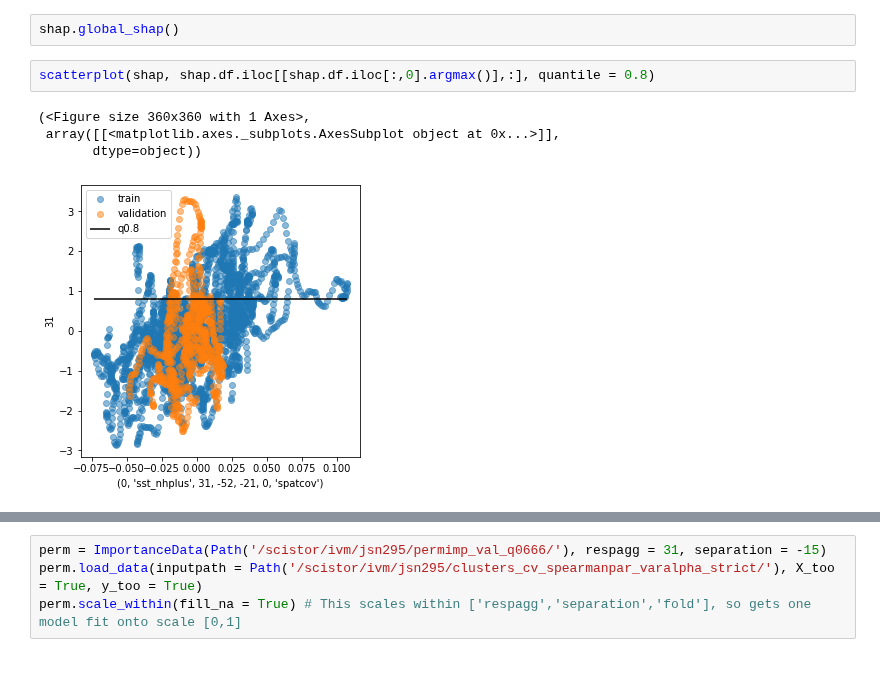
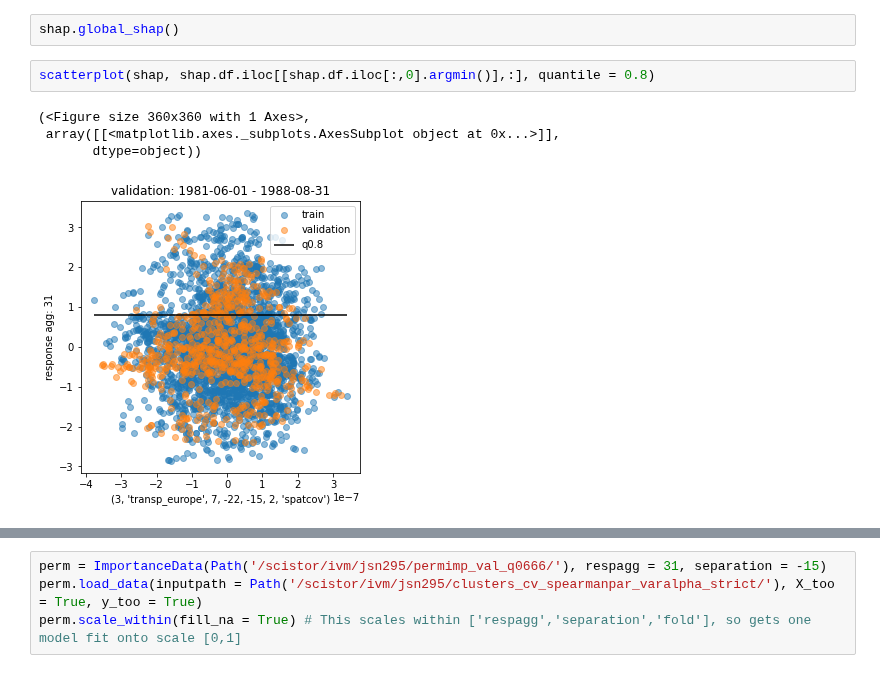
Before and after one commit to chiemvs/Weave, a Jupyter notebook: notebooks/test_inspection.ipynb, the cells around one changed output, grey strips where cells are left out. Cells and saved outputs as stored; diff of their text form.

```diff
--- a/notebooks/test_inspection.ipynb
+++ b/notebooks/test_inspection.ipynb
@@ -138,9 +138,9 @@ shap.load_data(inputpath = Path('/scistor/ivm/jsn295/clusters_cv_spearmanpar_var
 # %%
 shap.global_shap()
 # %%
-scatterplot(shap, shap.df.iloc[[shap.df.iloc[:,0].argmax()],:], quantile = 0.8)
+scatterplot(shap, shap.df.iloc[[shap.df.iloc[:,0].argmin()],:], quantile = 0.8)
 # %% [output]
 (<Figure size 360x360 with 1 Axes>,
  array([[<matplotlib.axes._subplots.AxesSubplot object at 0x...>]],
        dtype=object))
-[figure, old version]
+[figure, new version]
```
Also changed, not shown: parts of 1 cell of this notebook, 1 other file.
